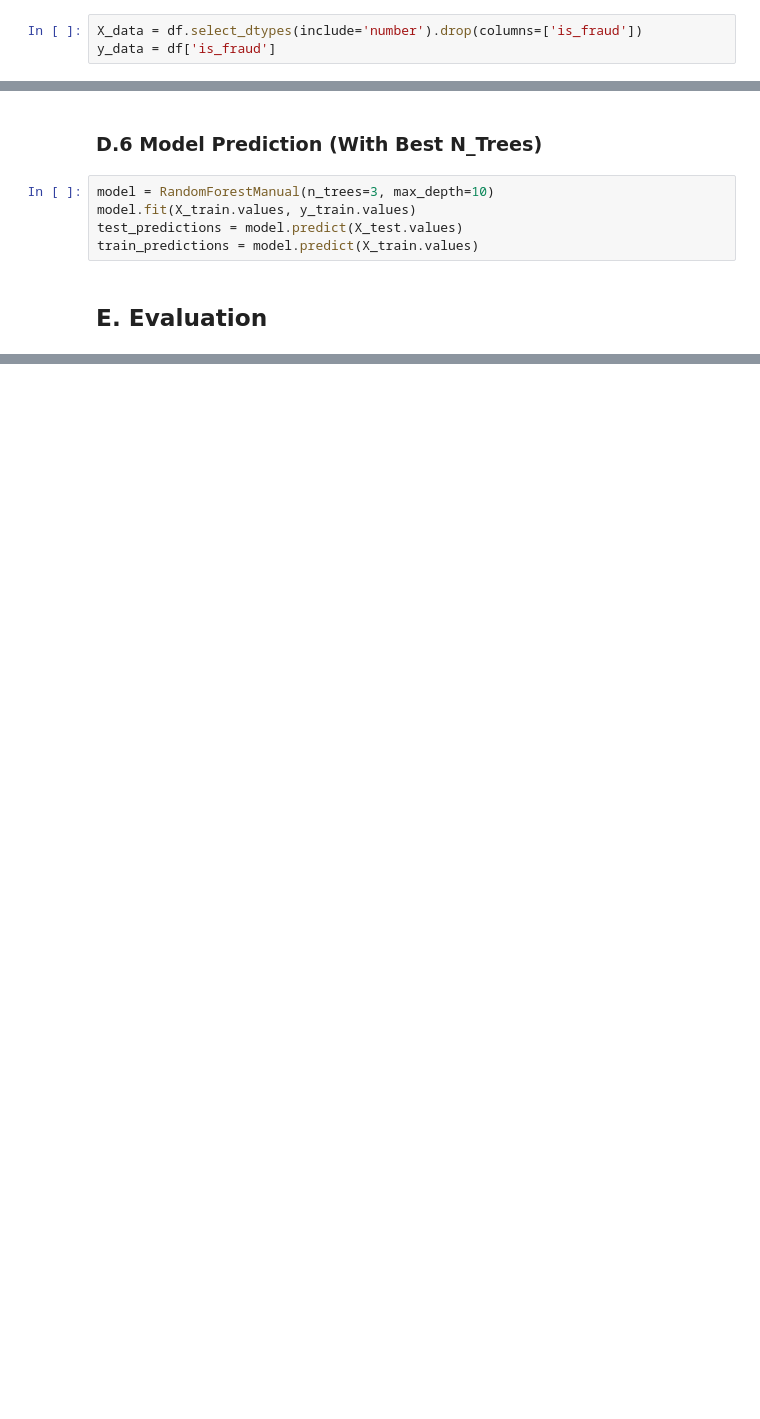
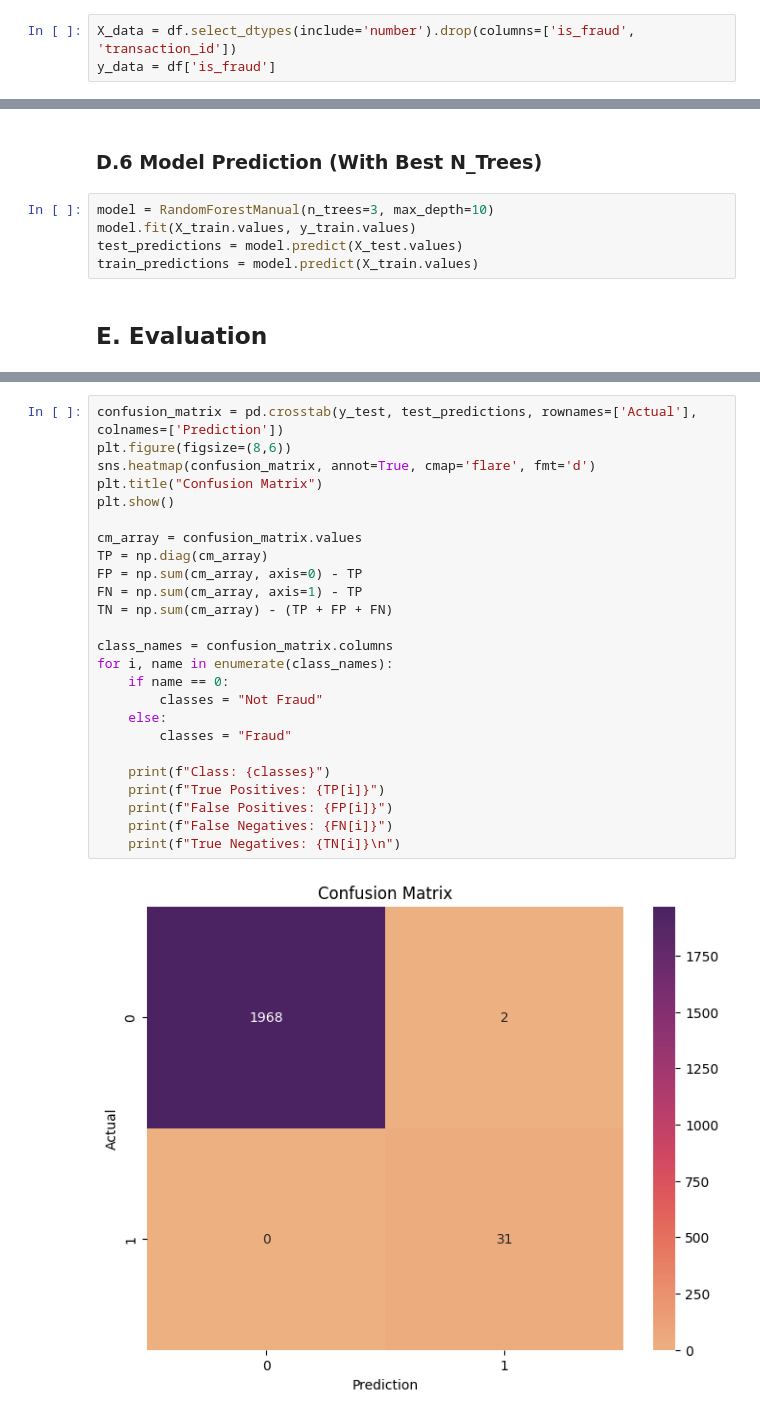
Before and after one commit to HablSank/1Day-1Dataset_MachineLearningProject, a Jupyter notebook: Day-15/Random Forest (Credit Card Fraud)/credit_card_fraud_10k.ipynb, the cells around one changed output, grey strips where cells are left out. Drawn from its saved outputs; the diff is of its cells as text; blank space fills up the shorter version.

```diff
--- a/Day-15/Random Forest (Credit Card Fraud)/credit_card_fraud_10k.ipynb
+++ b/Day-15/Random Forest (Credit Card Fraud)/credit_card_fraud_10k.ipynb
@@ -257,7 +257,7 @@ plt.show()
 # %% [markdown]
 ### D.1 Defining X (Features) and y (Target) Variables
 # %%
-X_data = df.select_dtypes(include='number').drop(columns=['is_fraud'])
+X_data = df.select_dtypes(include='number').drop(columns=['is_fraud', 'transaction_id'])
 y_data = df['is_fraud']
 # %% [markdown]
 ### D.2 Splitting Train Data and Test Data (80:20)
@@ -511,0 +548,27 @@ train_predictions = model.predict(X_train.values)
+# %%
+confusion_matrix = pd.crosstab(y_test, test_predictions, rownames=['Actual'], colnames=['Prediction'])
+plt.figure(figsize=(8,6))
+sns.heatmap(confusion_matrix, annot=True, cmap='flare', fmt='d')
+plt.title("Confusion Matrix")
+plt.show()
+
+cm_array = confusion_matrix.values
+TP = np.diag(cm_array)
+FP = np.sum(cm_array, axis=0) - TP
+FN = np.sum(cm_array, axis=1) - TP
+TN = np.sum(cm_array) - (TP + FP + FN)
+
+class_names = confusion_matrix.columns
+for i, name in enumerate(class_names):
+    if name == 0:
+        classes = "Not Fraud"
+    else:
+        classes = "Fraud"
+
+    print(f"Class: {classes}")
+    print(f"True Positives: {TP[i]}")
+    print(f"False Positives: {FP[i]}")
+    print(f"False Negatives: {FN[i]}")
+    print(f"True Negatives: {TN[i]}\n")
+# %% [output]
+[figure, added]
```
Also changed, not shown: parts of 22 cells of this notebook.
